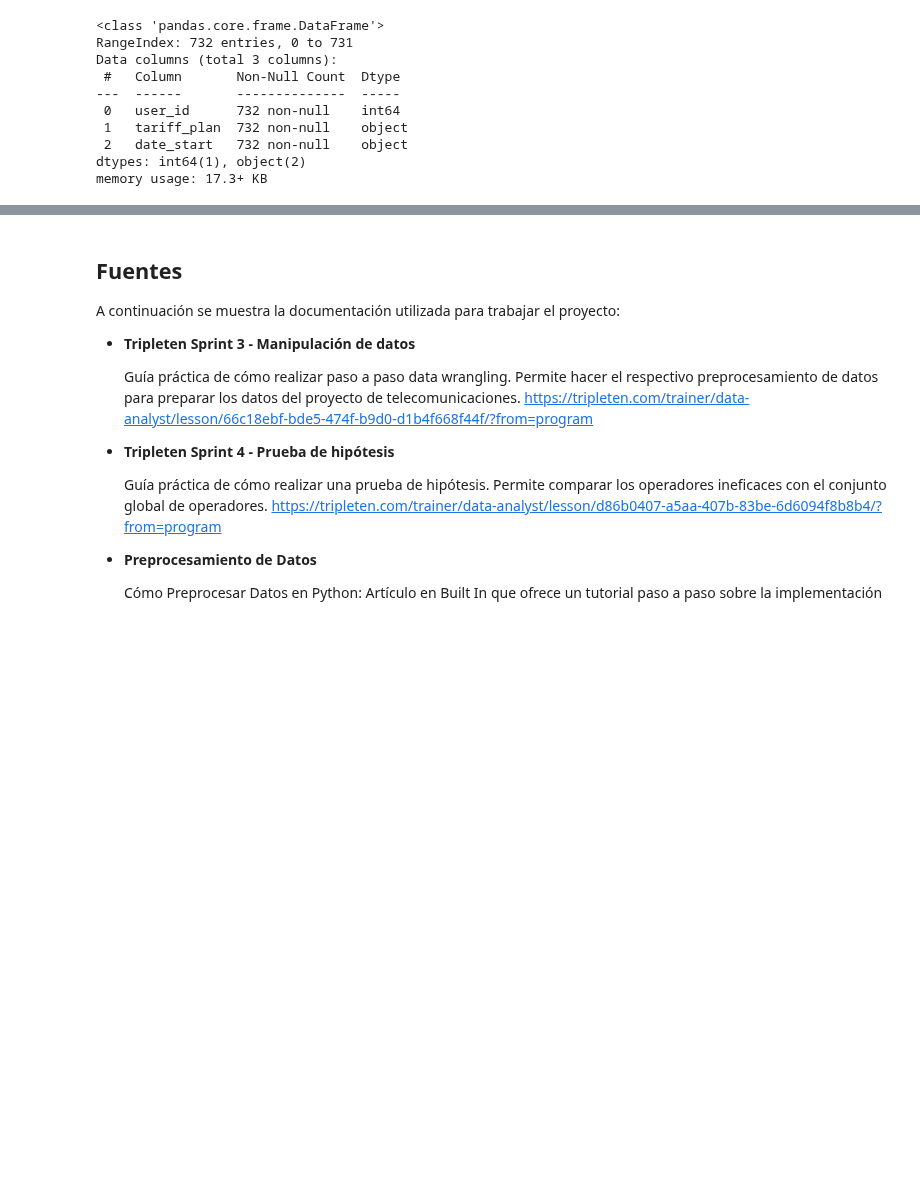
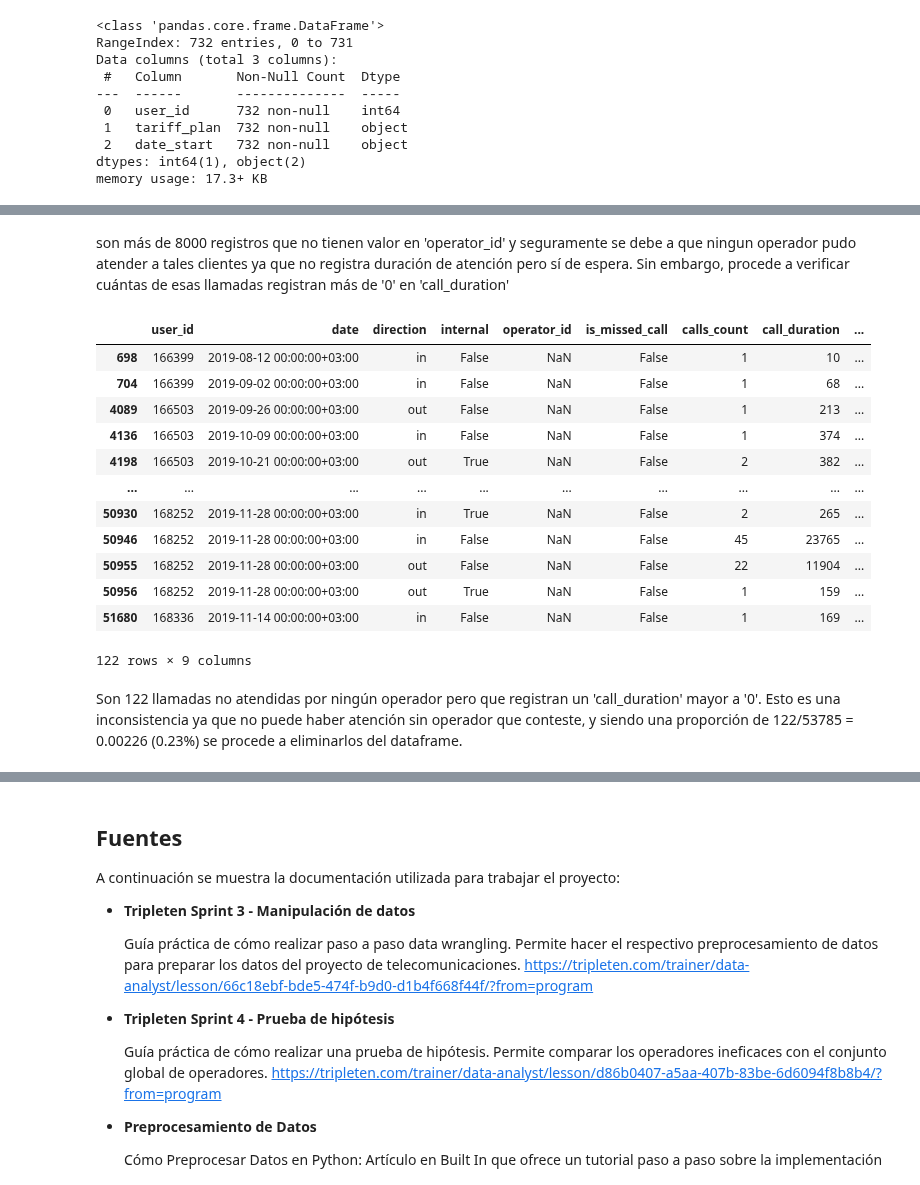
Before and after one commit to ScinDBad/DA_proyecto_final, a Jupyter notebook: proyecto_sp_14.ipynb, the cells around one changed output, grey strips where cells are left out. Drawn from its saved outputs; the diff is of its cells as text; code cells hidden in the pictures; blank space fills up the shorter version.

```diff
--- a/proyecto_sp_14.ipynb
+++ b/proyecto_sp_14.ipynb
@@ -187,0 +254,21 @@ memory usage: 17.3+ KB
+# %% [markdown]
+son más de 8000 registros que no tienen valor en 'operator_id' y seguramente se debe a que ningun operador pudo atender a tales clientes ya que no registra duración de atención pero sí de espera. Sin embargo, procede a verificar cuántas de esas llamadas registran más de '0' en 'call_duration'
+# %%
+subset = calls[(calls['operator_id'].isna()) & (calls['call_duration']>0)] # Encontrar llamadas no atendidas pero que registran 'call_duration'
+subset # mostrar segmento de dichas llamadas
+# %% [output]
+|  | user_id | date | direction | internal | operator_id | is_missed_call | calls_count | call_duration | ... |
+| 698 | 166399 | 2019-08-12 00:00:00+03:00 | in | False | NaN | False | 1 | 10 | ... |
+| 704 | 166399 | 2019-09-02 00:00:00+03:00 | in | False | NaN | False | 1 | 68 | ... |
+| 4089 | 166503 | 2019-09-26 00:00:00+03:00 | out | False | NaN | False | 1 | 213 | ... |
+| 4136 | 166503 | 2019-10-09 00:00:00+03:00 | in | False | NaN | False | 1 | 374 | ... |
+| 4198 | 166503 | 2019-10-21 00:00:00+03:00 | out | True | NaN | False | 2 | 382 | ... |
+| ... | ... | ... | ... | ... | ... | ... | ... | ... | ... |
+| 50930 | 168252 | 2019-11-28 00:00:00+03:00 | in | True | NaN | False | 2 | 265 | ... |
+| 50946 | 168252 | 2019-11-28 00:00:00+03:00 | in | False | NaN | False | 45 | 23765 | ... |
+| 50955 | 168252 | 2019-11-28 00:00:00+03:00 | out | False | NaN | False | 22 | 11904 | ... |
+| 50956 | 168252 | 2019-11-28 00:00:00+03:00 | out | True | NaN | False | 1 | 159 | ... |
+| 51680 | 168336 | 2019-11-14 00:00:00+03:00 | in | False | NaN | False | 1 | 169 | ... |
+122 rows × 9 columns
+# %% [markdown]
+Son 122 llamadas no atendidas por ningún operador pero que registran un 'call_duration' mayor a '0'. Esto es una inconsistencia ya que no puede haber atención sin operador que conteste, y siendo una proporción de 122/53785 = 0.00226 (0.23%) se procede a eliminarlos del dataframe.
```
Also changed, not shown: parts of 20 cells of this notebook.
